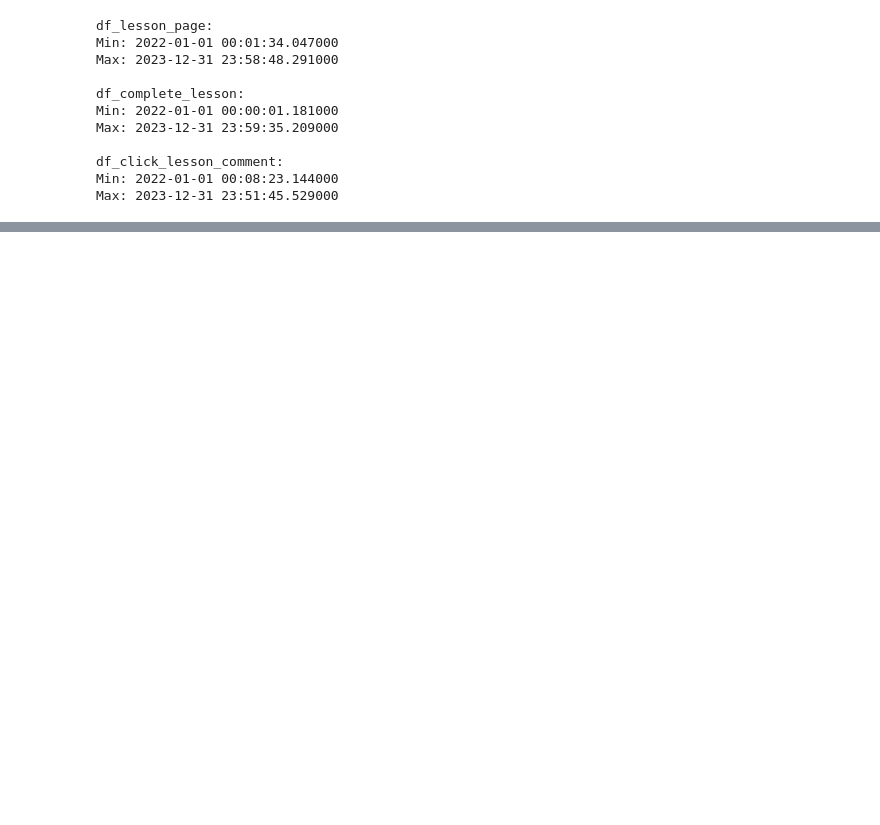
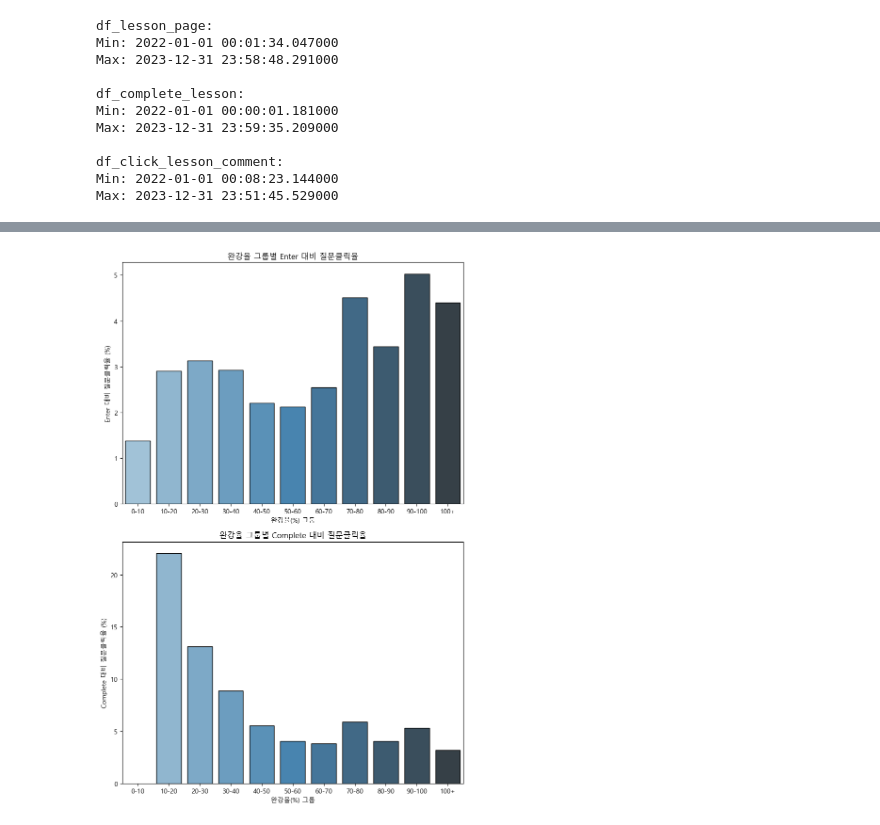
Before and after one commit to saeraniren/intermediate_project, a Jupyter notebook: soomin_main.ipynb, the cells around one changed output, grey strips where cells are left out. Saved outputs shown, nothing was run; the diff lists cells and outputs as text; code cells hidden in the pictures; blank space fills up the shorter version.

```diff
--- a/soomin_main.ipynb
+++ b/soomin_main.ipynb
@@ -223,0 +350,31 @@ plt.show()
+# %%
+# Enter 대비 질문수 백분율 계산
+merged_df['click/enter'] = round((merged_df['click question_count'] / merged_df['enter_count']) * 100, 2)
+
+# Complete 대비 질문수 백분율 계산
+merged_df['click/complete'] = round((merged_df['click question_count'] / merged_df['complete_count']) * 100, 2)
+
+# 그룹별 평균 계산
+group_mean_click_enter = merged_df.groupby('complete/enter_group')['click/enter'].mean().reset_index()
+group_mean_click_complete = merged_df.groupby('complete/enter_group')['click/complete'].mean().reset_index()
+
+# 그래프 그리기
+fig, ax = plt.subplots(2, 1, figsize=(8, 12))
+
+# Enter 대비 질문수 백분율 바 그래프
+sns.barplot(x='complete/enter_group', y='click/enter', data=group_mean_click_enter, palette='Blues_d', hue='complete/enter_group', ax=ax[0], edgecolor='black')
+ax[0].set_title("완강율 그룹별 Enter 대비 질문클릭율")
+ax[0].set_ylabel("Enter 대비 질문클릭율 (%)")
+ax[0].set_xlabel("완강율(%) 그룹")
+
+# Complete 대비 질문수 백분율 바 그래프
+sns.barplot(x='complete/enter_group', y='click/complete', data=group_mean_click_complete, palette='Blues_d', hue='complete/enter_group', ax=ax[1], edgecolor='black')
+ax[1].set_title("완강율 그룹별 Complete 대비 질문클릭율")
+ax[1].set_ylabel("Complete 대비 질문클릭율 (%)")
+ax[1].set_xlabel("완강율(%) 그룹")
+
+# 그래프 그리기
+plt.tight_layout()
+plt.show()
+# %% [output]
+[figure, added]
```
Also changed, not shown: parts of 32 cells of this notebook.
